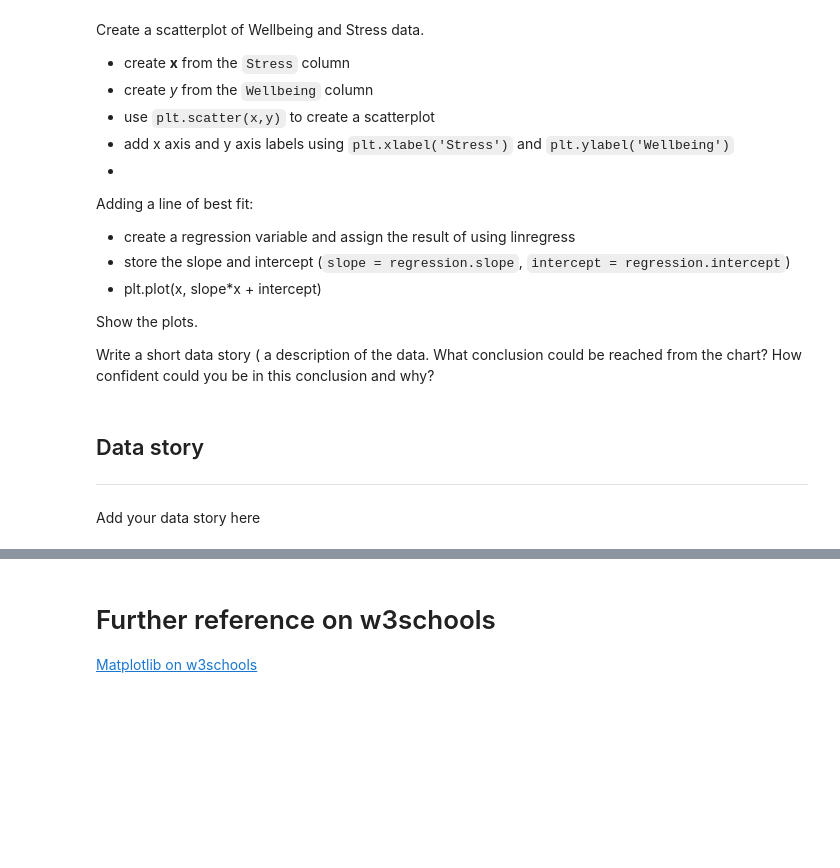
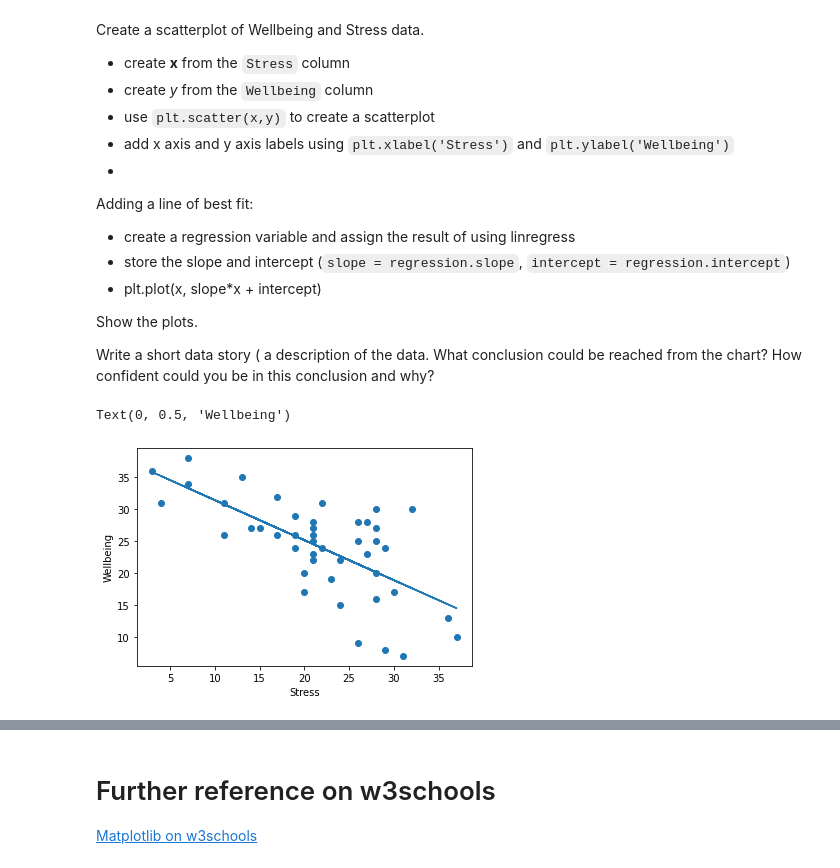
Before and after one commit to light-lamp/Datalabs-python-worksheets, a Jupyter notebook: Cor_Vis_29_7_Thursday.ipynb, the cells around one changed output, grey strips where cells are left out. Cells and saved outputs as stored; diff of their text form; code cells hidden in the pictures; blank space fills up the shorter version.

```diff
--- a/Cor_Vis_29_7_Thursday.ipynb
+++ b/Cor_Vis_29_7_Thursday.ipynb
@@ -488,8 +466,17 @@ Adding a line of best fit:
 Show the plots.
 
 Write a short data story ( a description of the data.  What conclusion could be reached from the chart?  How confident could you be in this conclusion and why?
-# %% [markdown]
-## Data story
----
-
-Add your data story here
+# %%
+x = new_url["Stress"]
+y = new_url["Wellbeing"]
+regression = linregress(x,y)
+regression
+plt.scatter(x,y)
+slope = regression.slope
+intercept = regression.intercept
+plt.plot(x, slope*x + intercept)
+plt.xlabel('Stress')
+plt.ylabel('Wellbeing')
+# %% [output]
+Text(0, 0.5, 'Wellbeing')
+[figure, added]
```
Also changed, not shown: parts of 8 cells of this notebook.
